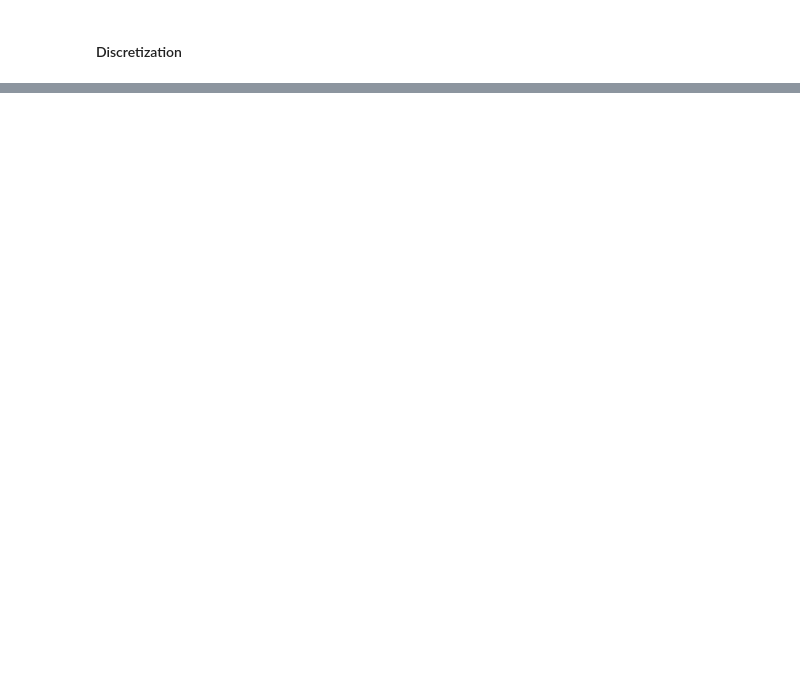
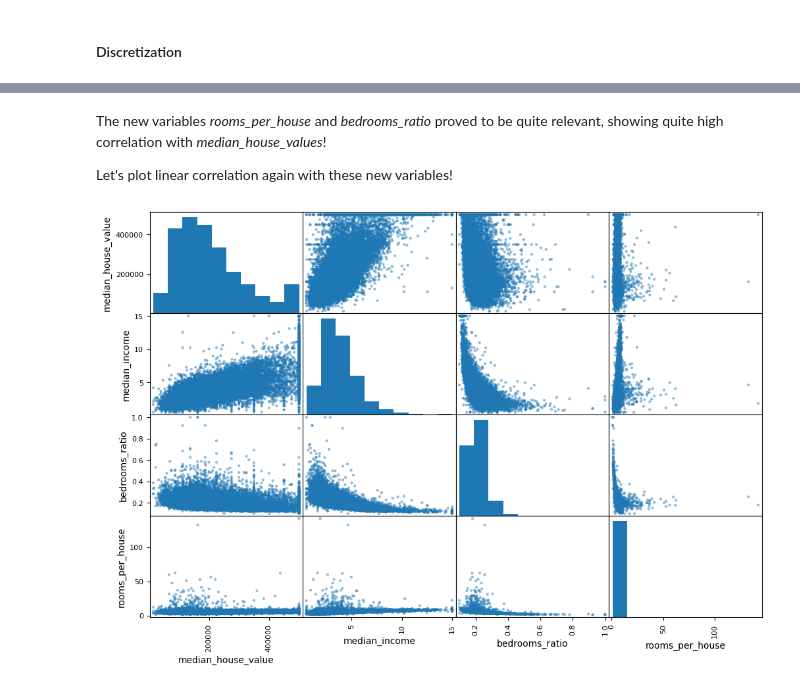
Before and after one commit to LucidOtter/MLLearning, a Jupyter notebook: 02_end2end_MLLearning.ipynb, the cells around one changed output, grey strips where cells are left out. Drawn from its saved outputs; the diff is of its cells as text; code cells hidden in the pictures; blank space fills up the shorter version.

```diff
--- a/02_end2end_MLLearning.ipynb
+++ b/02_end2end_MLLearning.ipynb
@@ -176,0 +258,4 @@ ValueError: The least populated class in y has only 1 member, which is too few.
+# %%
+housing["rooms_per_house"] = housing["total_rooms"]/housing["households"]
+housing["bedrooms_ratio"] = housing["total_bedrooms"]/housing["total_rooms"]
+housing["people_per_house"] = housing["population"]/housing["households"]
@@ -176,0 +281,9 @@ ValueError: The least populated class in y has only 1 member, which is too few.
+# %% [markdown]
+The new variables _rooms\_per\_house_ and _bedrooms\_ratio_ proved to be quite relevant, showing quite high correlation with _median\_house\_values_!
+
+Let's plot linear correlation again with these new variables!
+# %%
+pd.plotting.scatter_matrix(housing[["median_house_value", "median_income","bedrooms_ratio", "rooms_per_house"]], figsize=(12, 8))
+plt.show()
+# %% [output]
+[figure, added]
```
Also changed, not shown: parts of 51 cells of this notebook, 2 other files.
